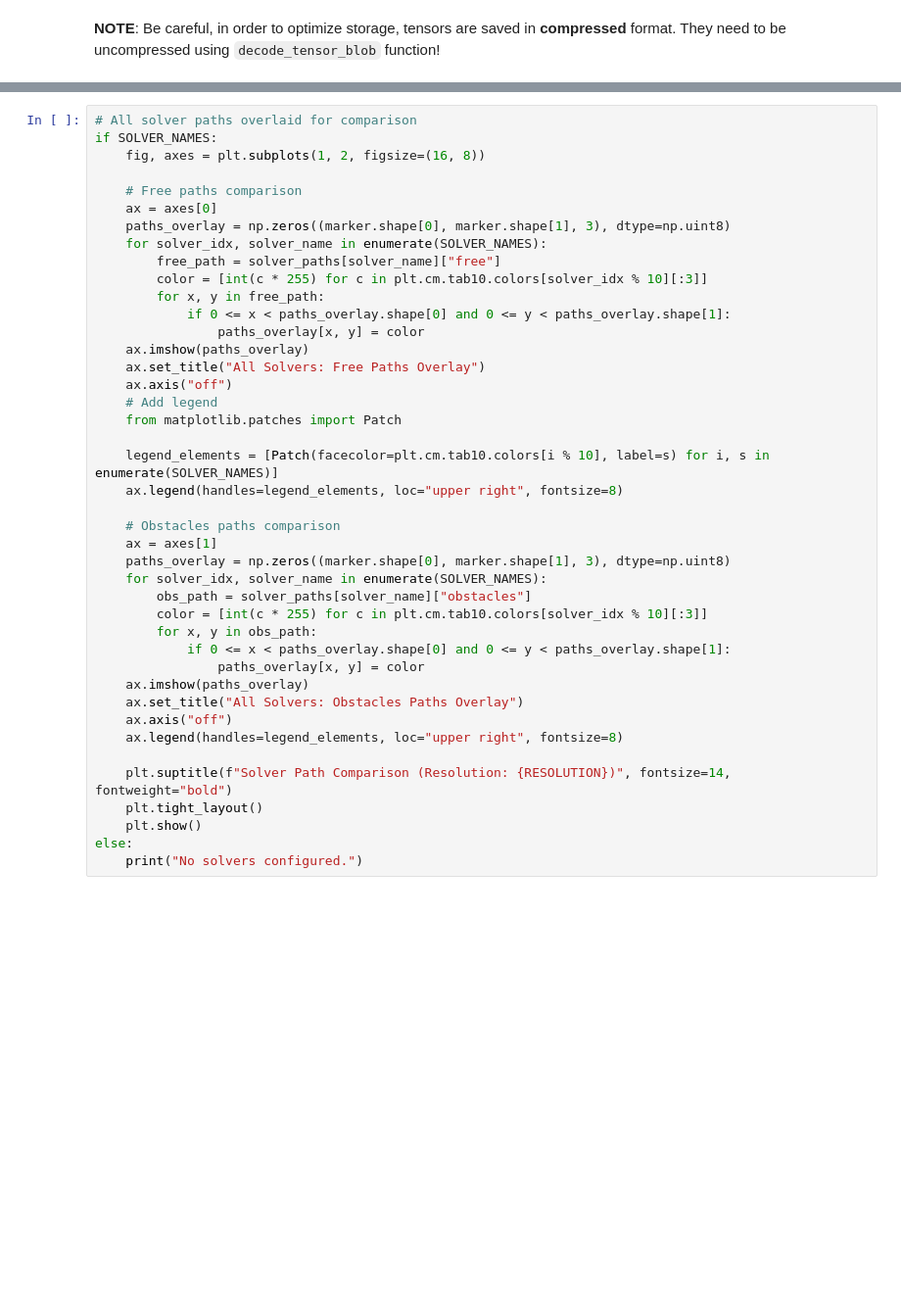
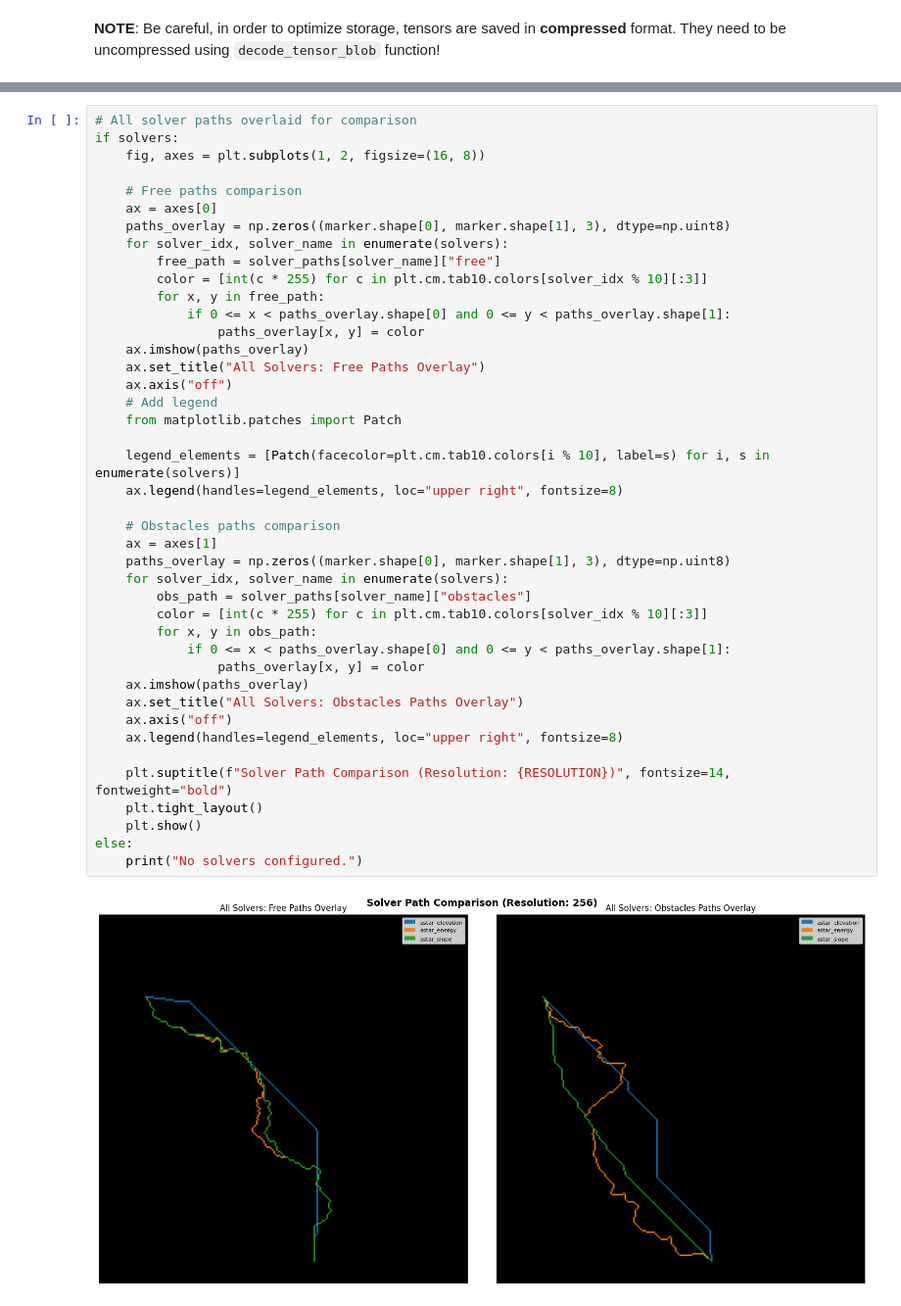
Before and after one commit to ThalesGroup/passage, a Jupyter notebook: notebooks/demo.ipynb, the cells around one changed output, grey strips where cells are left out. Shown at 98% size. Cells and saved outputs as stored; diff of their text form; blank space fills up the shorter version.

```diff
--- a/notebooks/demo.ipynb
+++ b/notebooks/demo.ipynb
@@ -195,42 +186,44 @@ plt.show()
 # %%
 # All solver paths overlaid for comparison
-if SOLVER_NAMES:
+if solvers:
     fig, axes = plt.subplots(1, 2, figsize=(16, 8))
 
     # Free paths comparison
     ax = axes[0]
     paths_overlay = np.zeros((marker.shape[0], marker.shape[1], 3), dtype=np.uint8)
-    for solver_idx, solver_name in enumerate(SOLVER_NAMES):
+    for solver_idx, solver_name in enumerate(solvers):
         free_path = solver_paths[solver_name]["free"]
         color = [int(c * 255) for c in plt.cm.tab10.colors[solver_idx % 10][:3]]
         for x, y in free_path:
             if 0 <= x < paths_overlay.shape[0] and 0 <= y < paths_overlay.shape[1]:
                 paths_overlay[x, y] = color
     ax.imshow(paths_overlay)
     ax.set_title("All Solvers: Free Paths Overlay")
     ax.axis("off")
     # Add legend
     from matplotlib.patches import Patch
 
-    legend_elements = [Patch(facecolor=plt.cm.tab10.colors[i % 10], label=s) for i, s in enumerate(SOLVER_NAMES)]
+    legend_elements = [Patch(facecolor=plt.cm.tab10.colors[i % 10], label=s) for i, s in enumerate(solvers)]
     ax.legend(handles=legend_elements, loc="upper right", fontsize=8)
 
     # Obstacles paths comparison
     ax = axes[1]
     paths_overlay = np.zeros((marker.shape[0], marker.shape[1], 3), dtype=np.uint8)
-    for solver_idx, solver_name in enumerate(SOLVER_NAMES):
+    for solver_idx, solver_name in enumerate(solvers):
         obs_path = solver_paths[solver_name]["obstacles"]
         color = [int(c * 255) for c in plt.cm.tab10.colors[solver_idx % 10][:3]]
         for x, y in obs_path:
             if 0 <= x < paths_overlay.shape[0] and 0 <= y < paths_overlay.shape[1]:
                 paths_overlay[x, y] = color
     ax.imshow(paths_overlay)
     ax.set_title("All Solvers: Obstacles Paths Overlay")
     ax.axis("off")
     ax.legend(handles=legend_elements, loc="upper right", fontsize=8)
 
     plt.suptitle(f"Solver Path Comparison (Resolution: {RESOLUTION})", fontsize=14, fontweight="bold")
     plt.tight_layout()
     plt.show()
 else:
     print("No solvers configured.")
+# %% [output]
+[figure, added]
```
Also changed, not shown: parts of 8 cells of this notebook, 9 other files.
